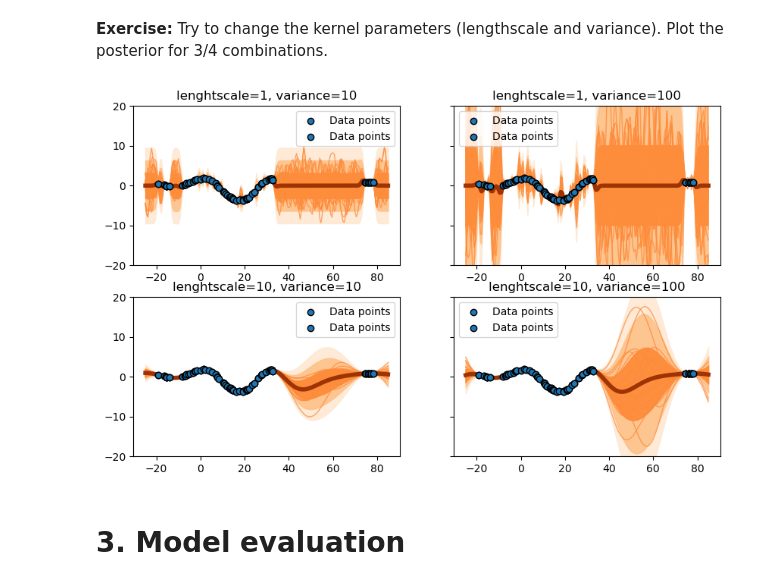
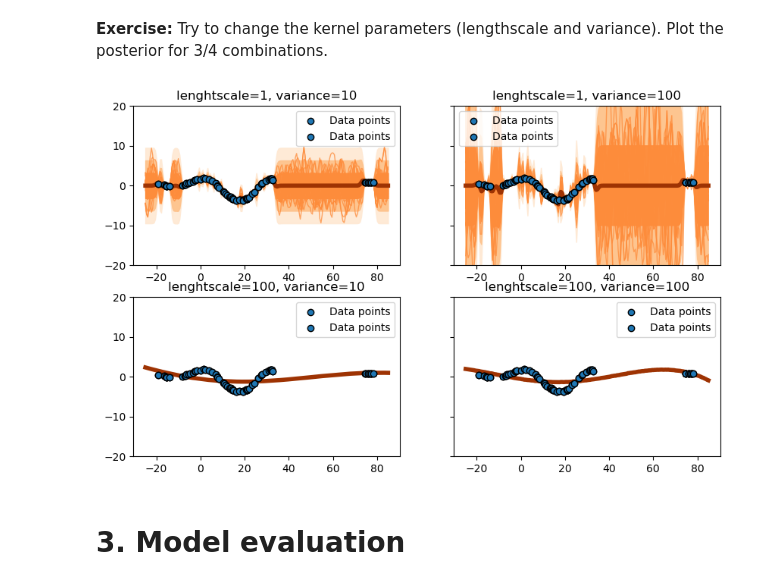
Before and after one commit to Michele2301/asi-labs, a Jupyter notebook: lab_week2-public/Gaussian_Process_Regression.ipynb, the cells around one changed output. Saved outputs shown, nothing was run; the diff lists cells and outputs as text; code cells hidden in the pictures.

```diff
--- a/lab_week2-public/Gaussian_Process_Regression.ipynb
+++ b/lab_week2-public/Gaussian_Process_Regression.ipynb
@@ -322,22 +321,22 @@ Try to change the kernel parameters (lengthscale and variance). Plot the posteri
 # %%
  # @@ COMPLETE @@ #
 var=[10,100]
-length=[1,10]
+length=[1,100]
 fig, axs = plt.subplots(2, 2, figsize=[10, 6], sharey=True)
 for i in range(2):
     for j in range(2):
         params = {"lengthscale": length[i], "variance": var[j]}
         f_mean, f_cov = predict_f_posterior(params, rbf_kernel, X, y, Xt)
         samples=np.random.multivariate_normal(f_mean,f_cov,50)
         plot_samples(Xt, samples, palette="Oranges", ax=axs[i,j])
         plot_data(X, y, axs[i,j])
         plot_gp(Xt, f_mean, f_cov, ax=axs[i,j], palette="Oranges")
         plot_data(X, y, axs[i,j])
         axs[i,j].set_ylim(-20,20)
         axs[i,j].legend()
         axs[i,j].set_title(f"lenghtscale={length[i]}, variance={var[j]}")
 # %% [output]
-[figure, old version]
+[figure, new version]
 # %% [markdown]
 # 3. Model evaluation
 # %% [markdown]
```
Also changed, not shown: parts of 7 cells of this notebook.
